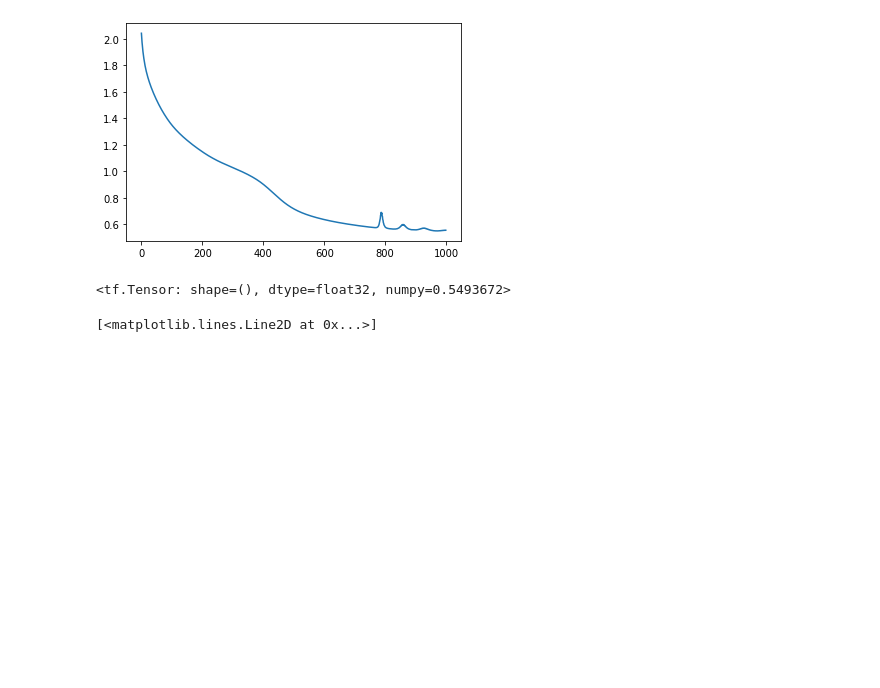
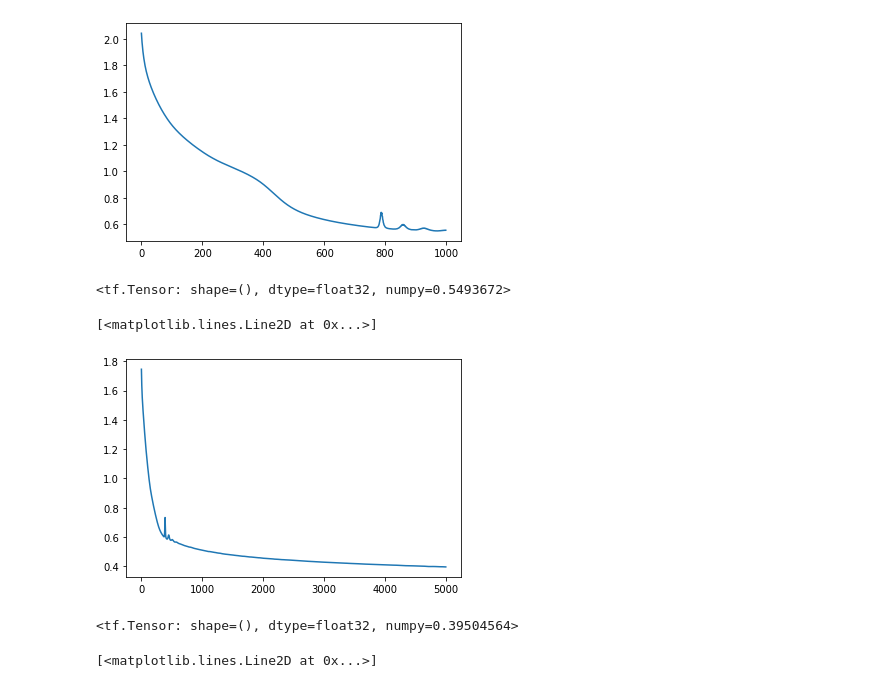
Before and after one commit to SumeetChougule/PM-HR, a Jupyter notebook: notebooks/Force_correction.ipynb, the cells around one changed output. Saved outputs shown, nothing was run; the diff lists cells and outputs as text; code cells hidden in the pictures; blank space fills up the shorter version.

```diff
--- a/notebooks/Force_correction.ipynb
+++ b/notebooks/Force_correction.ipynb
@@ -343,7 +343,7 @@ batch_size = 1
 batch_size = 1
 x_train, y_train = in_wm, y
 # %%
-epochs = 1000
+epochs = 5000
 loss = []
 for epoch in range(epochs):
   #print("\nStart of epoch %d" % (epoch,))
@@ -364,10 +364,20 @@ plt.plot(np.arange(epochs), loss)
 # %% [output]
 [<matplotlib.lines.Line2D at 0x...>]
 [figure]
+# %%
+min(loss)
+# %% [output]
+<tf.Tensor: shape=(), dtype=float32, numpy=0.5493672>
+# %%
+# Loss for epoches = 5000 with WRAP
+plt.plot(np.arange(epochs), loss)
+# %% [output]
+[<matplotlib.lines.Line2D at 0x...>]
+[figure, added]
 # %%
 min(loss)
 # %% [output]
-<tf.Tensor: shape=(), dtype=float32, numpy=0.5493672>
+<tf.Tensor: shape=(), dtype=float32, numpy=0.39504564>
 # %%
 # Loss for epoches = 10000
 plt.plot(np.arange(epochs), loss)
```
Also changed, not shown: parts of 2 cells of this notebook.
